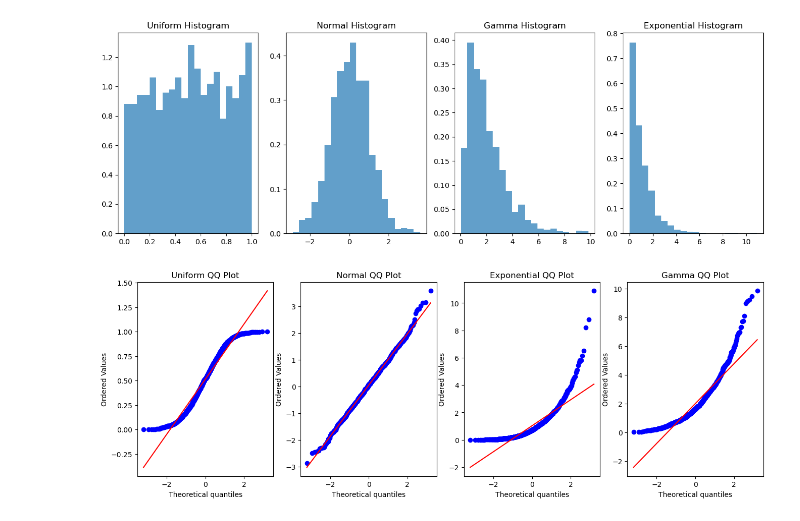
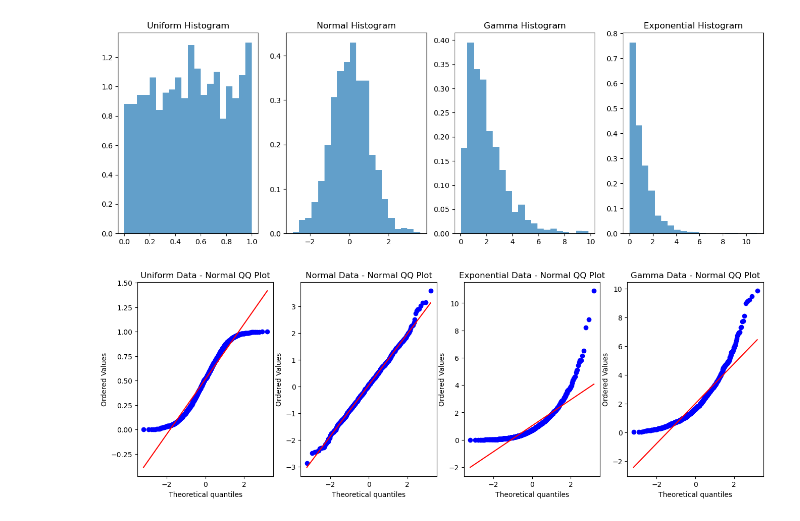
Before and after one commit to rjwrobel86/Python4Statistics, a Jupyter notebook: Notebooks/QQ.ipynb, the cells around one changed output. Saved outputs shown, nothing was run; the diff lists cells and outputs as text; code cells hidden in the pictures.

```diff
--- a/Notebooks/QQ.ipynb
+++ b/Notebooks/QQ.ipynb
@@ -42,27 +42,27 @@ plt.show()
 # %%
 plt.figure(figsize=(16, 5))
 
 #Uniform QQ plot
 plt.subplot(141)
 stats.probplot(uniform_data, dist="norm", plot=plt)
-plt.title("Uniform QQ Plot")
+plt.title("Uniform Data - Normal QQ Plot")
 
 #Normal QQ plot
 plt.subplot(142)
 stats.probplot(normal_data, dist="norm", plot=plt)
-plt.title("Normal QQ Plot")
+plt.title("Normal Data - Normal QQ Plot")
 
 #Exponential QQ plot
 plt.subplot(143)
 stats.probplot(exponential_data, dist="norm", plot=plt)
-plt.title("Exponential QQ Plot")
+plt.title("Exponential Data - Normal QQ Plot")
 
 #Gamma QQ plot
 plt.subplot(144)
 stats.probplot(gamma_data, dist="norm", plot=plt)
-plt.title("Gamma QQ Plot")
+plt.title("Gamma Data - Normal QQ Plot")
 
 plt.show()
 # %% [output]
-[figure, old version]
+[figure, new version]
 # %%
```
Also changed, not shown: parts of 1 cell of this notebook, 32 other files.
